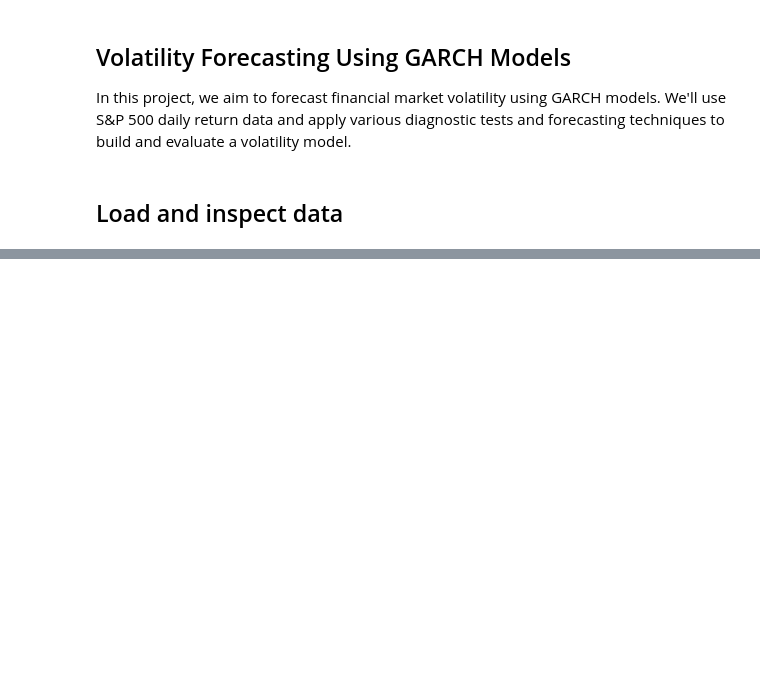
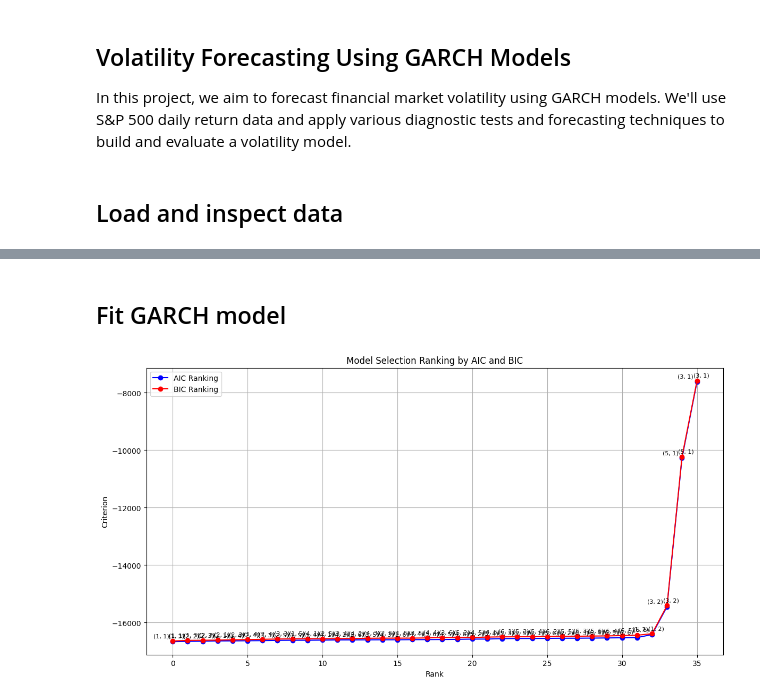
Before and after one commit to dinnyyy/volatility-forecasting-garch, a Jupyter notebook: notebooks/garch_modeling.ipynb, the cells around one changed output, grey strips where cells are left out. Drawn from its saved outputs; the diff is of its cells as text; code cells hidden in the pictures; blank space fills up the shorter version.

```diff
--- a/notebooks/garch_modeling.ipynb
+++ b/notebooks/garch_modeling.ipynb
@@ -20,10 +19,6 @@ from sklearn.metrics import mean_squared_error, mean_absolute_error
 # %% [markdown]
 ## Load and inspect data
 # %%
-from src.data_loader import load_data
-data = load_data()
-
-from src.visualization import plot_log_returns, plot_squared_returns
-plot_log_returns(data)
-plot_squared_returns(data)
+data = load_data(path="../data/cleaned_data.csv")
+data.head()
 # %% [output]
@@ -30,0 +40,11 @@ ModuleNotFoundError: No module named 'src.visualization'
+# %% [markdown]
+## Fit GARCH model
+# %%
+
+import warnings
+warnings.filterwarnings("ignore")
+
+pq_combinations, aic_values, bic_values = get_aic_bic(data['log_return'], max_p=6, max_q=6)
+plot_ranking(aic_values, bic_values, pq_combinations)
+# %% [output]
+[figure, added]
```
Also changed, not shown: parts of 9 cells of this notebook, 8 other files.
